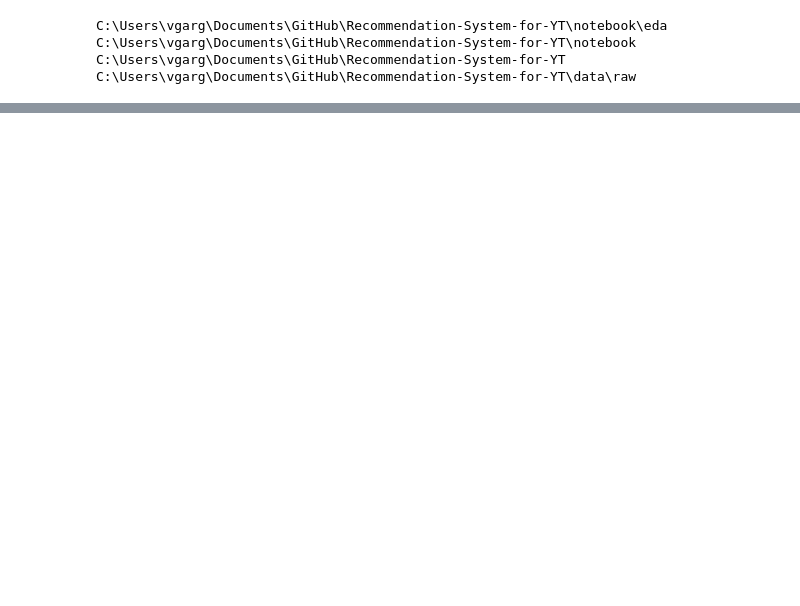
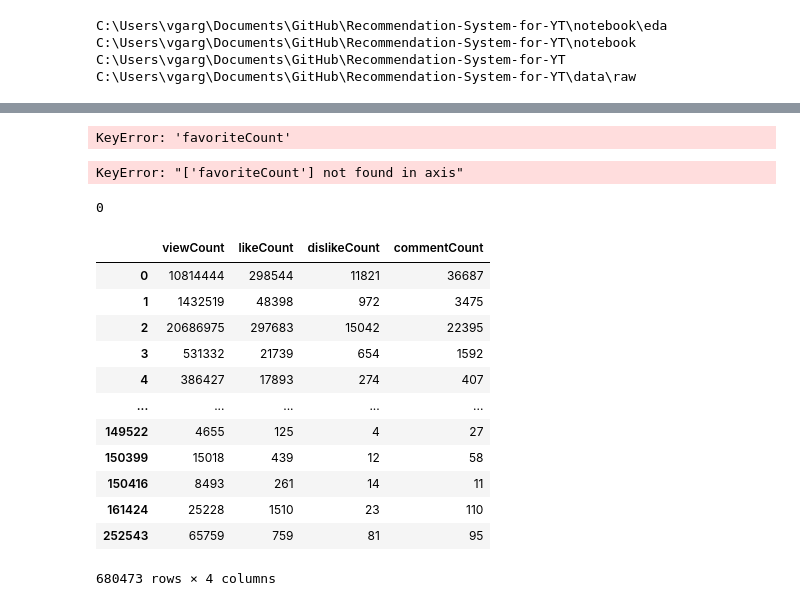
Before and after one commit to TeamEpicProjects/Recommendation-System-for-YT, a Jupyter notebook: notebook/eda/EDA-YouTube-RC.ipynb, the cells around one changed output, grey strips where cells are left out. Saved outputs shown, nothing was run; the diff lists cells and outputs as text; code cells hidden in the pictures; blank space fills up the shorter version.

```diff
--- a/notebook/eda/EDA-YouTube-RC.ipynb
+++ b/notebook/eda/EDA-YouTube-RC.ipynb
@@ -32,2 +34,2 @@ import pandas as pd
 # %%
-df = pd.read_csv(absolutepath+FILE_NAME+'.csv')
+df = pd.read_csv(absolutepath+FILE_NAME+'.csv', index_col=0, low_memory=False)
@@ -49,0 +63,36 @@ df
+# %%
+(df['favoriteCount'] == 0). sum()
+# %% [output]
+KeyError: 'favoriteCount'
+# %%
+df.drop('favoriteCount',axis =1, inplace = True)
+# %% [output]
+KeyError: "['favoriteCount'] not found in axis"
+# %%
+#missing value check
+df.isnull().sum().sum()
+# %% [output]
+0
+# %%
+# df_plot = df.drop(['title'])
+count_col = []
+for column in df.columns:
+    if (column.find('Count')<0):
+        count_col.append(column)
+df_eda = df.drop(count_col, axis = 1)
+df_eda.columns.values
+df_eda
+# %% [output]
+|  | viewCount | likeCount | dislikeCount | commentCount |
+| 0 | 10814444 | 298544 | 11821 | 36687 |
+| 1 | 1432519 | 48398 | 972 | 3475 |
+| 2 | 20686975 | 297683 | 15042 | 22395 |
+| 3 | 531332 | 21739 | 654 | 1592 |
+| 4 | 386427 | 17893 | 274 | 407 |
+| ... | ... | ... | ... | ... |
+| 149522 | 4655 | 125 | 4 | 27 |
+| 150399 | 15018 | 439 | 12 | 58 |
+| 150416 | 8493 | 261 | 14 | 11 |
+| 161424 | 25228 | 1510 | 23 | 110 |
+| 252543 | 65759 | 759 | 81 | 95 |
+680473 rows × 4 columns
```
Also changed, not shown: parts of 16 cells of this notebook, 1 other file.
